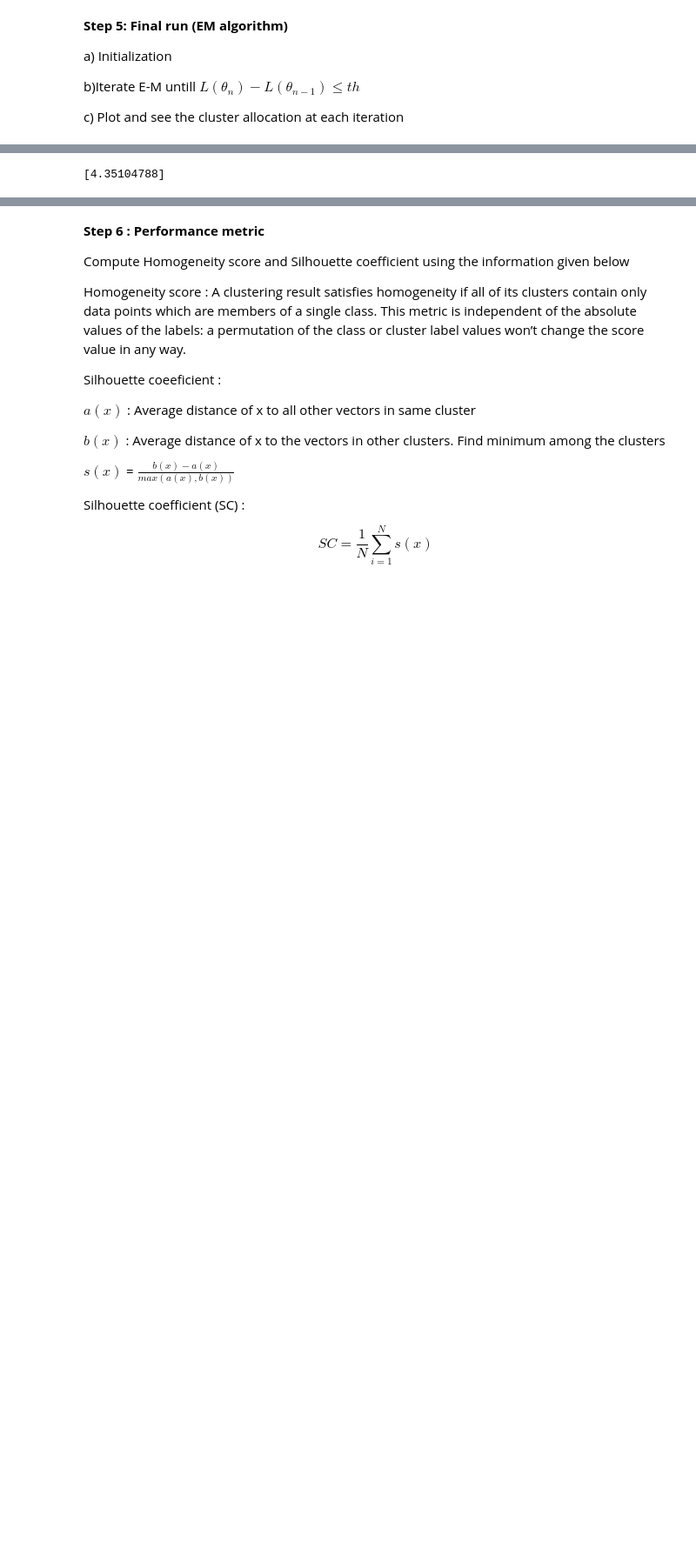
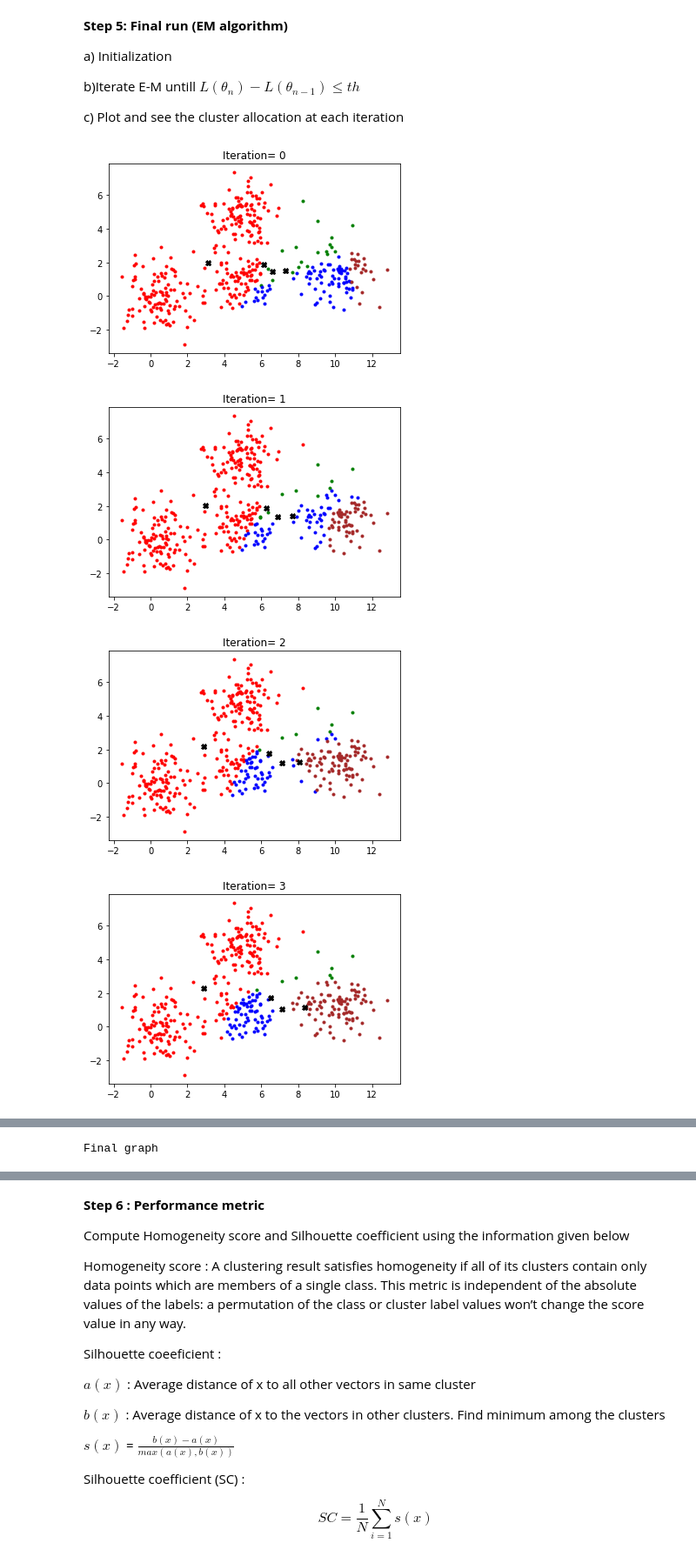
Before and after one commit to Whitelisted2/EE413-PRML-Lab, a Jupyter notebook: Assignment-04-Clustering1/Solved/Lab_4_Clustering_Part_1.ipynb, the cells around one changed output, grey strips where cells are left out. Shown at 87% size. Cells and saved outputs as stored; diff of their text form; code cells hidden in the pictures; blank space fills up the shorter version.

```diff
--- a/Assignment-04-Clustering1/Solved/Lab_4_Clustering_Part_1.ipynb
+++ b/Assignment-04-Clustering1/Solved/Lab_4_Clustering_Part_1.ipynb
@@ -382,27 +433,28 @@ $$L(\theta)=\sum_{i=1}^{N}log\sum_{k=1}^{K}w_{k}P(x_{i}|\Phi_{k})$$
 
 def M_Step_GMM(data,responsibility):
 
-    N = responsibility.shape[0]
-    Nk = np.sum(responsibility, axis=0)
+    [N, K] = np.shape(responsibility)
+    Nk = np.sum(responsibility,axis=0)
     weights = Nk/N
 
-    K = responsibility.shape[1]
     D = data.shape[1]
     means = np.zeros((K, D))
+
     for k in range(K):
         resp_kth = responsibility[:, k]
         temp = data * resp_kth[:, None] # multiplying a vector with multiple columns
         means[k] = (1/Nk[k]) * np.sum(temp,axis=0)
     means = means.T
 
-    covariance=np.zeros((D,D,K))
+    #Compute Covariance
+    covariance=np.zeros((D, D, K))
     for k in range(K):
         for n in range(N):
-            covariance[:,:,k] += [n,k] * np.outer(data[n,:] - means[:,k], (data[n,:] - means[:,k]).T) # resp * vec outer prod
-        covariance[:,:,k] = (1/Nk[k]) * covariance[:,:,k]
+            covariance[:,:,k] += responsibility[n,k] * np.outer(data[n,:] - means[:,k], (data[n,:] - means[:,k]).T) # resp * vec outer prod
+        covariance[:,:,k] = (1/Nk[k])*covariance[:,:,k]
 
-    likelihood=0
-    log_likelihood=0
+    likelihood = 0
+    log_likelihood = 0
     for n in range(N):
         for k in range(K):
             likelihood += weights[k] * (multivariate_normal.pdf(data[n,:],mean=means[:,k], cov=covariance[:,:,k]))
@@ -420,39 +472,49 @@ b)Iterate E-M untill $L(\theta_{n})-L(\theta_{n-1}) \leq th$
 c) Plot and see the cluster allocation at each iteration
 # %%
 log_l=[]
-Itr=50
-eps=10**(-14)  # for threshold
-clr=['r','g','b','y','k','m','c']
-mrk=['+','*','X','o','.','<','p']
-
+Itr=100
+clr=['red',"green","blue","brown"]
 
 K = 4   # no. of clusters
-data = full_dist
-theta=initialization(data,K)
+benchmark = 0.000001
 
+theta = initialization(full_dist,K)
 for n in range(Itr):
 
-  responsibility=E_Step_GMM(data,K,theta)
+    responsibility=E_Step_GMM(full_dist,K,theta)
 
-  cluster_label=np.argmax(responsibility,axis=1) #Label Points
+    cluster_label=np.argmax(responsibility,axis=1) #Label Points
 
-  theta,log_likhd=M_Step_GMM(data,responsibility)
+    theta,log_likhd=M_Step_GMM(full_dist,responsibility)
 
-  log_l.append(log_likhd)
+    log_l.append(log_likhd)
+    if(n<10):
+        plt.figure()
+        for l in range(K):
+            id=np.where(cluster_label==l)
+            plt.plot(full_dist[id,0],full_dist[id,1],'.',color=clr[l])
+        Centroids=theta[0].T
+        plt.plot(Centroids[:,0],Centroids[:,1],'X',color='k')
+        plt.title('Iteration= %d' % (n))
+        plt.show()
 
-  plt.figure()
-  for l in range(K):
-    id=np.where(cluster_label==l)
-    plt.plot(data[id,0],data[id,1],'.',color=clr[l],marker=mrk[l])
-  Cents=theta[0].T
-  plt.plot(Cents[:,0],Cents[:,1],'X',color='k')
-  plt.title('Iteration= %d' % (n))
-
-  if n>2:
-    if abs(log_l[n]-log_l[n-1])<eps:
-      break
-
+    if n>2:
+        if abs(log_l[n]-log_l[n-1])<benchmark or n==Itr-1:
+            plt.figure()
+            print("Final graph\n")
+            for l in range(K):
+                id=np.where(cluster_label==l)
+                plt.plot(full_dist[id,0],full_dist[id,1],'.',color=clr[l])
+            Centroids=theta[0].T
+            plt.plot(Centroids[:,0],Centroids[:,1],'X',color='k')
+            plt.title('Iteration= %d' % (n))
+            plt.show()
+            break
 
 plt.figure()
 plt.plot(log_l)
 # %% [output]
+[figure, added]
+[figure, added]
+[figure, added]
+[figure, added]
@@ -459 +527 @@ plt.plot(log_l)
-[4.35104788]
+Final graph
```
Also changed, not shown: parts of 20 cells of this notebook, 2 other files.
